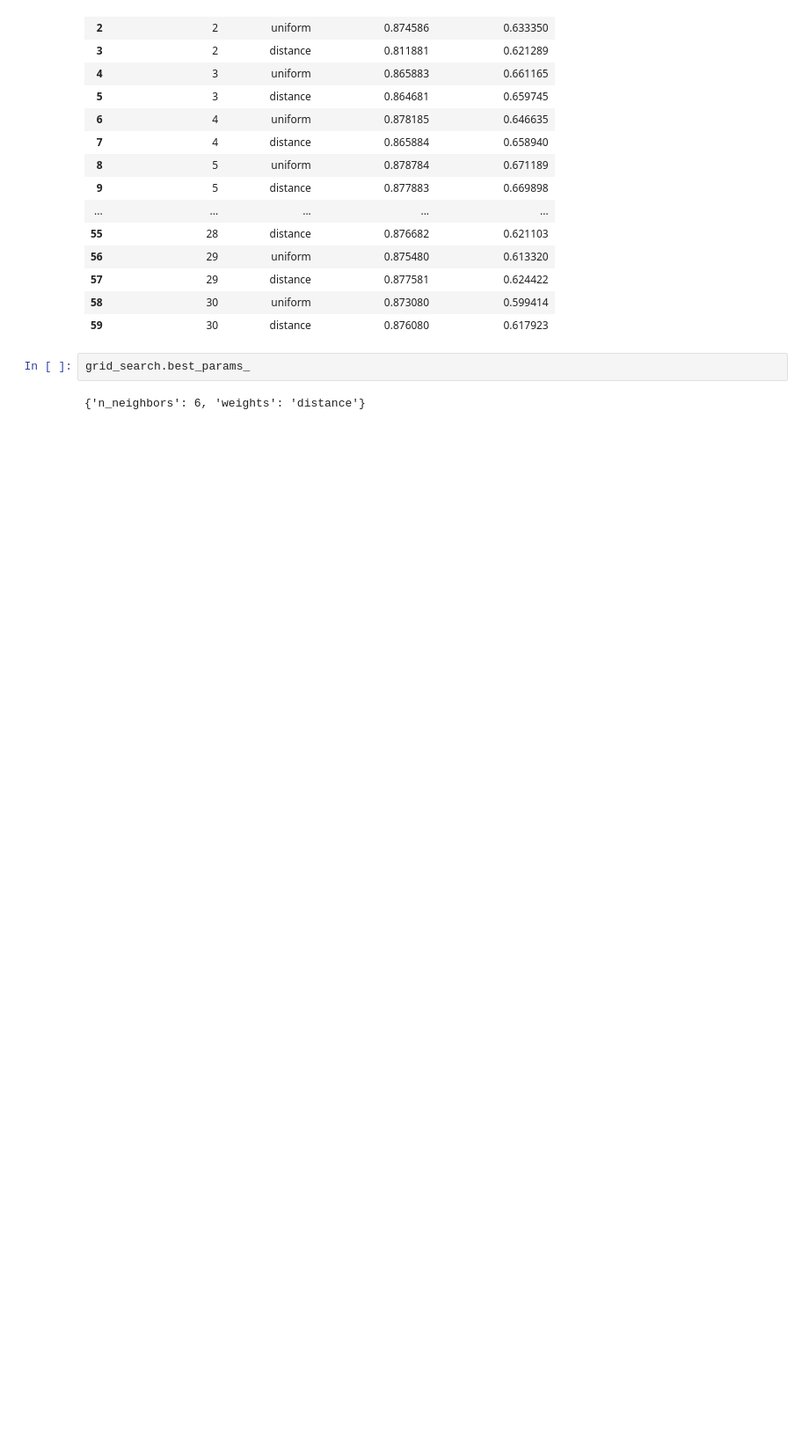
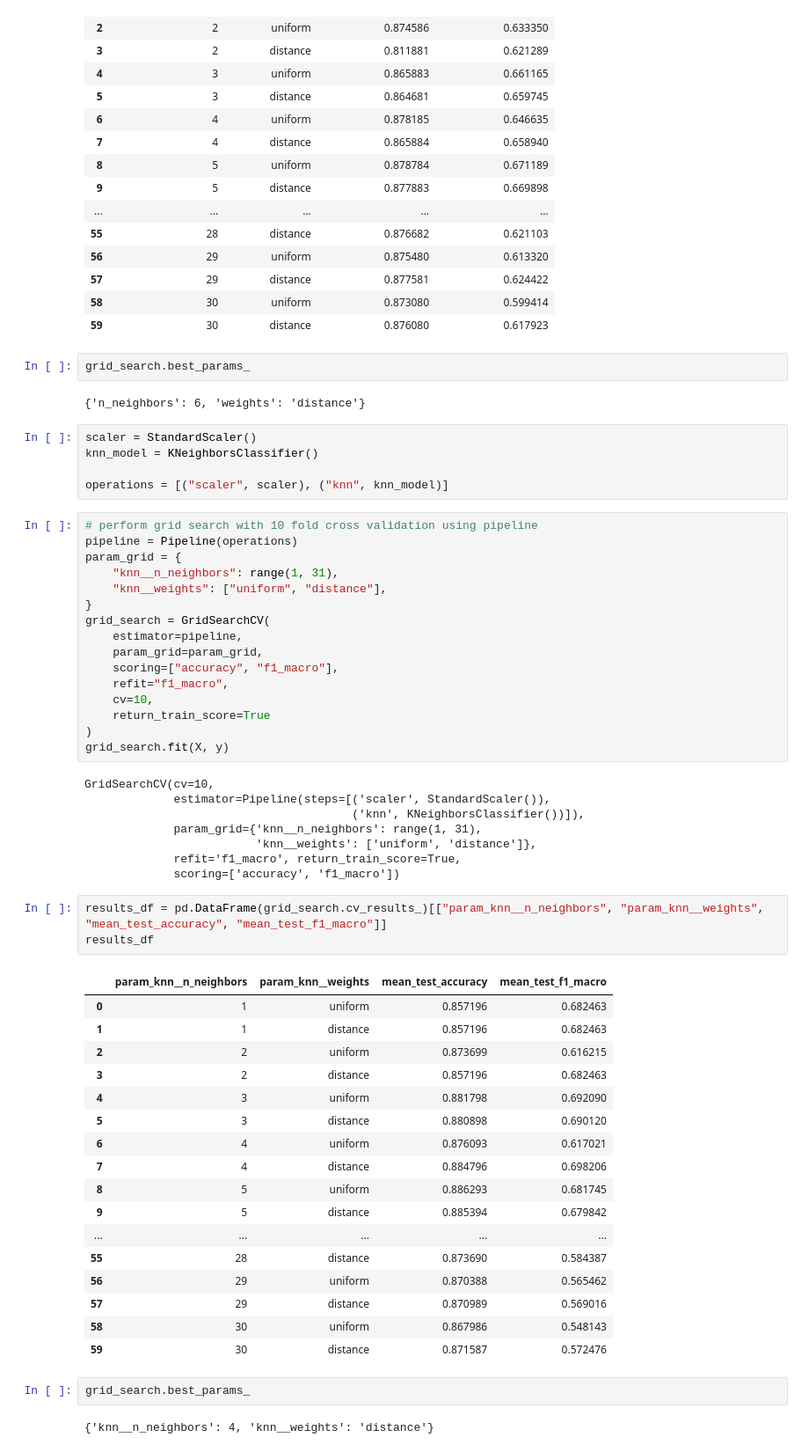
Before and after one commit to MeetPatel89/churn_pred, a Jupyter notebook: notebooks/explore-0.0.1.ipynb, the cells around one changed output. Shown: that part at 88% size. Cells and saved outputs as stored; diff of their text form; blank space fills up the shorter version.

Commit message:
use sci-kit learn's pipeline api to perform scaling operation before estimating KNN with best hyperparameters

```diff
--- a/notebooks/explore-0.0.1.ipynb
+++ b/notebooks/explore-0.0.1.ipynb
@@ -389,3 +389,57 @@ results_df
 grid_search.best_params_
 # %% [output]
 {'n_neighbors': 6, 'weights': 'distance'}
+# %%
+scaler = StandardScaler()
+knn_model = KNeighborsClassifier()
+
+operations = [("scaler", scaler), ("knn", knn_model)]
+# %%
+# perform grid search with 10 fold cross validation using pipeline
+pipeline = Pipeline(operations)
+param_grid = {
+    "knn__n_neighbors": range(1, 31),
+    "knn__weights": ["uniform", "distance"],
+}
+grid_search = GridSearchCV(
+    estimator=pipeline,
+    param_grid=param_grid,
+    scoring=["accuracy", "f1_macro"],
+    refit="f1_macro",
+    cv=10,
+    return_train_score=True
+)
+grid_search.fit(X, y)
+# %% [output]
+GridSearchCV(cv=10,
+             estimator=Pipeline(steps=[('scaler', StandardScaler()),
+                                       ('knn', KNeighborsClassifier())]),
+             param_grid={'knn__n_neighbors': range(1, 31),
+                         'knn__weights': ['uniform', 'distance']},
+             refit='f1_macro', return_train_score=True,
+             scoring=['accuracy', 'f1_macro'])
+# %%
+results_df = pd.DataFrame(grid_search.cv_results_)[["param_knn__n_neighbors", "param_knn__weights", "mean_test_accuracy", "mean_test_f1_macro"]]
+results_df
+# %% [output]
+|  | param_knn__n_neighbors | param_knn__weights | mean_test_accuracy | mean_test_f1_macro |
+| 0 | 1 | uniform | 0.857196 | 0.682463 |
+| 1 | 1 | distance | 0.857196 | 0.682463 |
+| 2 | 2 | uniform | 0.873699 | 0.616215 |
+| 3 | 2 | distance | 0.857196 | 0.682463 |
+| 4 | 3 | uniform | 0.881798 | 0.692090 |
+| 5 | 3 | distance | 0.880898 | 0.690120 |
+| 6 | 4 | uniform | 0.876093 | 0.617021 |
+| 7 | 4 | distance | 0.884796 | 0.698206 |
+| 8 | 5 | uniform | 0.886293 | 0.681745 |
+| 9 | 5 | distance | 0.885394 | 0.679842 |
+| ... | ... | ... | ... | ... |
+| 55 | 28 | distance | 0.873690 | 0.584387 |
+| 56 | 29 | uniform | 0.870388 | 0.565462 |
+| 57 | 29 | distance | 0.870989 | 0.569016 |
+| 58 | 30 | uniform | 0.867986 | 0.548143 |
+| 59 | 30 | distance | 0.871587 | 0.572476 |
+# %%
+grid_search.best_params_
+# %% [output]
+{'knn__n_neighbors': 4, 'knn__weights': 'distance'}
```
